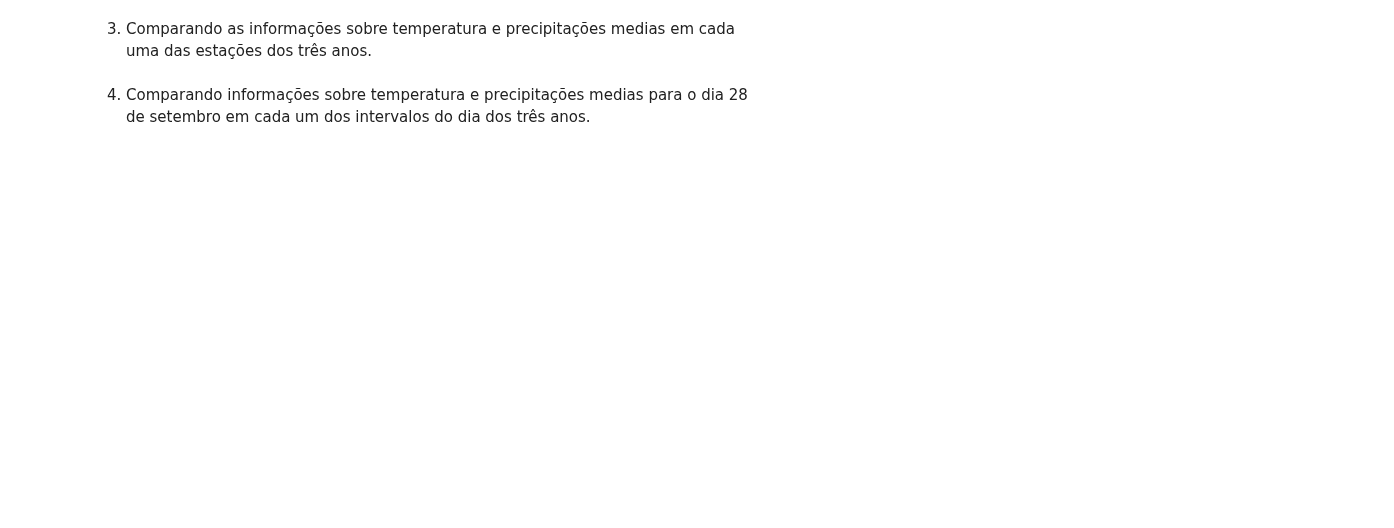
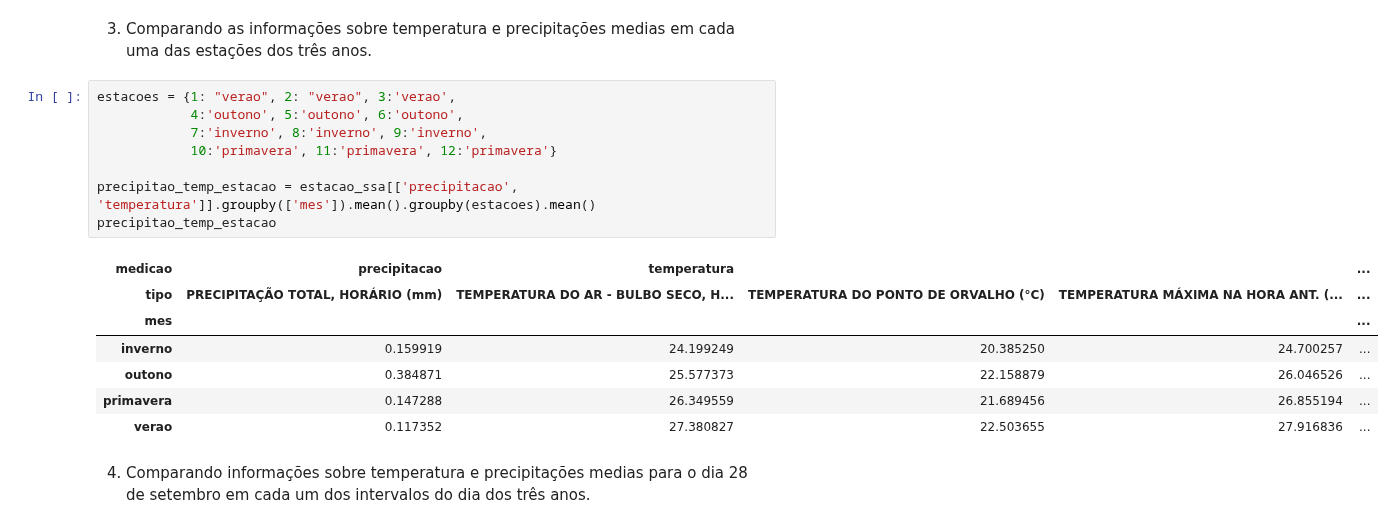
Before and after one commit to everaldina/Trilha_Python, a Jupyter notebook: dev-Everaldina/PI-007.ipynb, the cells around one changed output. Drawn from its saved outputs; the diff is of its cells as text; blank space fills up the shorter version.

```diff
--- a/dev-Everaldina/PI-007.ipynb
+++ b/dev-Everaldina/PI-007.ipynb
@@ -359,4 +399,20 @@ precipitao_temp_ano.aggregate(['min', 'mean', 'max'])
 # %% [markdown]
 3. Comparando as informações sobre temperatura e precipitações medias em cada uma das estações dos três anos.
+# %%
+estacoes = {1: "verao", 2: "verao", 3:'verao',
+            4:'outono', 5:'outono', 6:'outono',
+            7:'inverno', 8:'inverno', 9:'inverno',
+            10:'primavera', 11:'primavera', 12:'primavera'}
+
+precipitao_temp_estacao = estacao_ssa[['precipitacao', 'temperatura']].groupby(['mes']).mean().groupby(estacoes).mean()
+precipitao_temp_estacao
+# %% [output]
+| medicao | precipitacao | temperatura |  |  | ... |
+| tipo | PRECIPITAÇÃO TOTAL, HORÁRIO (mm) | TEMPERATURA DO AR - BULBO SECO, H... | TEMPERATURA DO PONTO DE ORVALHO (°C) | TEMPERATURA MÁXIMA NA HORA ANT. (... | ... |
+| mes |  |  |  |  | ... |
+| inverno | 0.159919 | 24.199249 | 20.385250 | 24.700257 | ... |
+| outono | 0.384871 | 25.577373 | 22.158879 | 26.046526 | ... |
+| primavera | 0.147288 | 26.349559 | 21.689456 | 26.855194 | ... |
+| verao | 0.117352 | 27.380827 | 22.503655 | 27.916836 | ... |
 # %% [markdown]
 4. Comparando informações sobre temperatura e precipitações medias para o dia 28 de setembro  em cada um dos intervalos do dia dos três anos.
```
Also changed, not shown: parts of 9 cells of this notebook.
